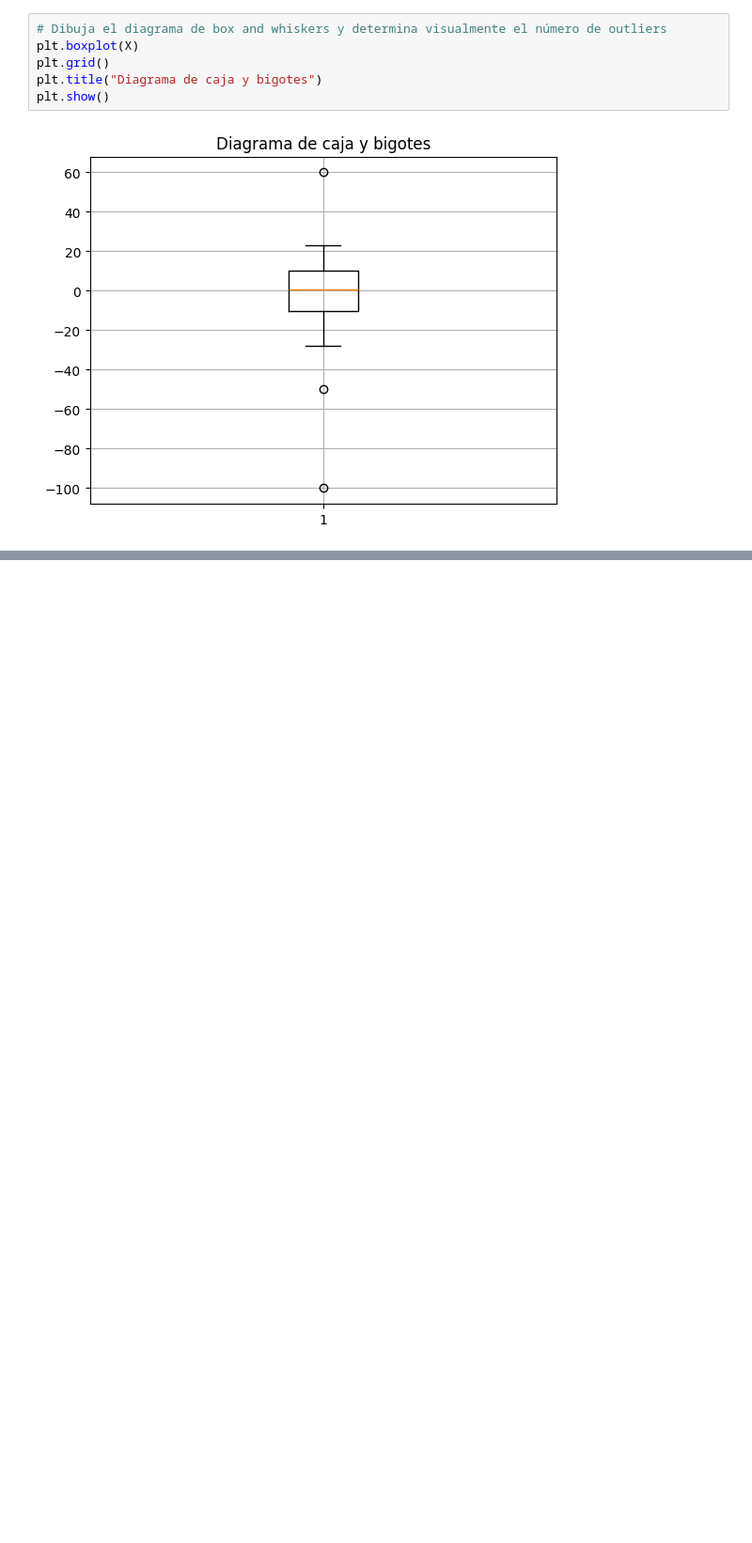
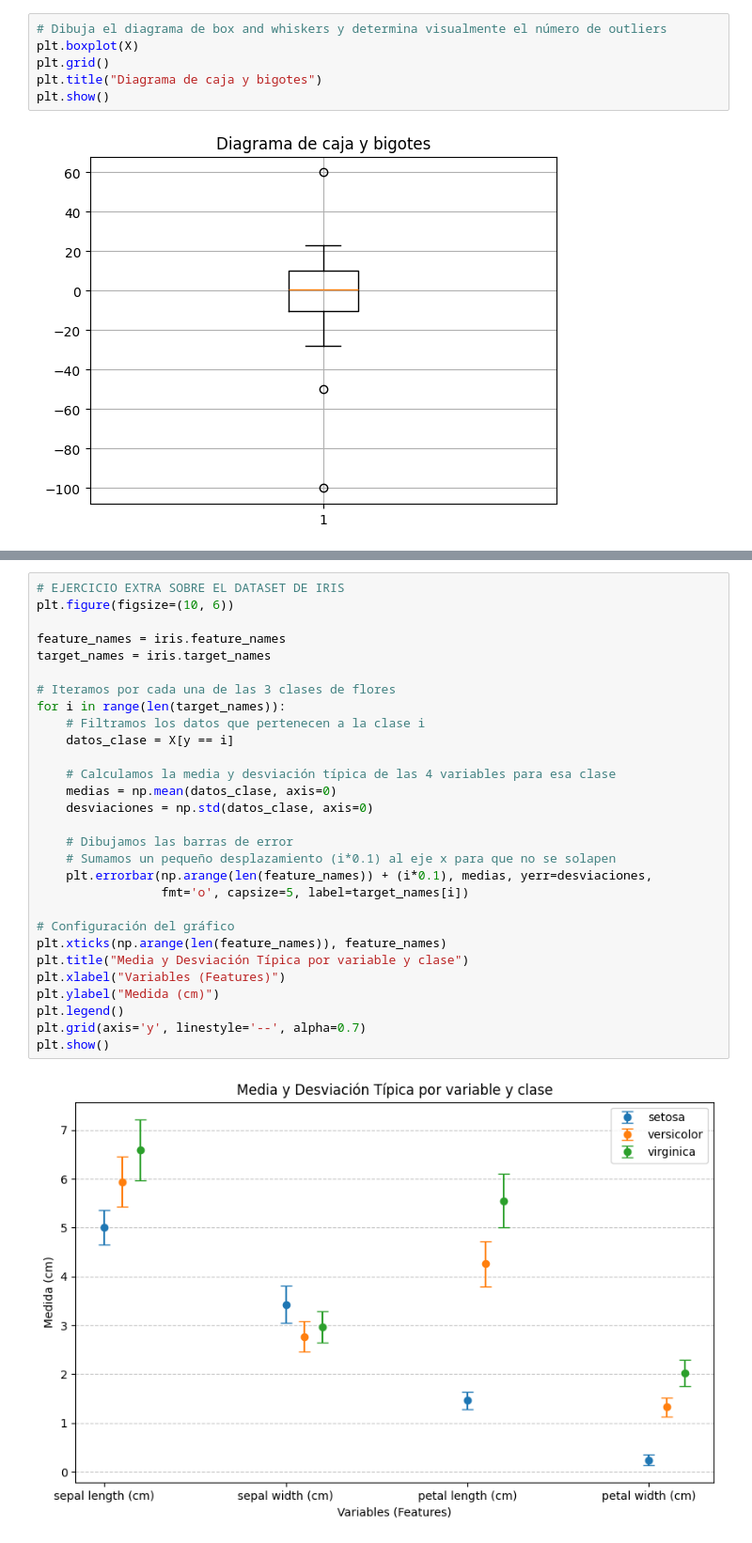
Before and after one commit to ndadri/Cuaderno_python2, a Jupyter notebook: variablesCuantitativas.ipynb, the cells around one changed output, grey strips where cells are left out. Shown at 94% size. Cells and saved outputs as stored; diff of their text form; blank space fills up the shorter version.

```diff
--- a/variablesCuantitativas.ipynb
+++ b/variablesCuantitativas.ipynb
@@ -90,3 +119,34 @@ Object `?` not found.
+# %%
+# EJERCICIO EXTRA SOBRE EL DATASET DE IRIS
+plt.figure(figsize=(10, 6))
+
+feature_names = iris.feature_names
+target_names = iris.target_names
+
+# Iteramos por cada una de las 3 clases de flores
+for i in range(len(target_names)):
+    # Filtramos los datos que pertenecen a la clase i
+    datos_clase = X[y == i]
+
+    # Calculamos la media y desviación típica de las 4 variables para esa clase
+    medias = np.mean(datos_clase, axis=0)
+    desviaciones = np.std(datos_clase, axis=0)
+
+    # Dibujamos las barras de error
+    # Sumamos un pequeño desplazamiento (i*0.1) al eje x para que no se solapen
+    plt.errorbar(np.arange(len(feature_names)) + (i*0.1), medias, yerr=desviaciones,
+                 fmt='o', capsize=5, label=target_names[i])
+
+# Configuración del gráfico
+plt.xticks(np.arange(len(feature_names)), feature_names)
+plt.title("Media y Desviación Típica por variable y clase")
+plt.xlabel("Variables (Features)")
+plt.ylabel("Medida (cm)")
+plt.legend()
+plt.grid(axis='y', linestyle='--', alpha=0.7)
+plt.show()
+# %% [output]
+[figure, added]
 # %% [markdown]
 El resultado debería ser algo como esto:
 <img src="images/errorbar.png">
```
Also changed, not shown: parts of 14 cells of this notebook, 9 other files.
